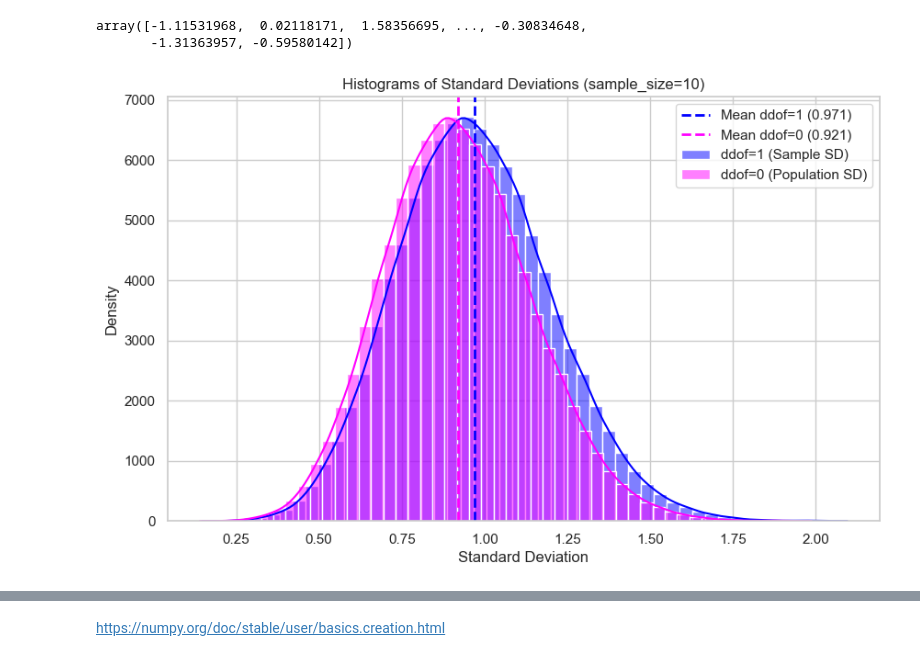
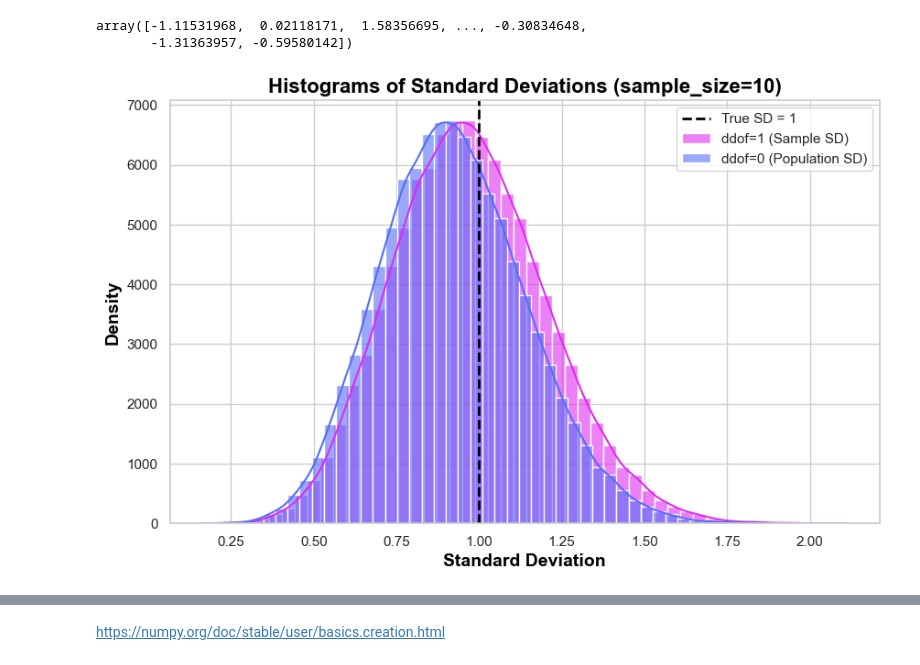
Before and after one commit to lryan30/applied_statistics, a Jupyter notebook: problems.ipynb, the cells around one changed output, grey strips where cells are left out. Drawn from its saved outputs; the diff is of its cells as text; code cells hidden in the pictures.

```diff
--- a/problems.ipynb
+++ b/problems.ipynb
@@ -170,37 +162,39 @@ data
 array([-1.11531968,  0.02118171,  1.58356695, ..., -0.30834648,
        -1.31363957, -0.59580142])
 # %%
-
+# histograms
 
 number_samples = 100000
 sample_size = 10
 
 samples = np.random.normal(loc=0, scale=1, size=(number_samples, sample_size))
 
 # Calculate standard deviations
 std_ddof1 = np.std(samples, axis=1, ddof=1)  # Sample SD
 std_ddof0 = np.std(samples, axis=1, ddof=0)  # Population SD
 
 # Calculate means
 mean_ddof1 = np.mean(std_ddof1)
 mean_ddof0 = np.mean(std_ddof0)
 
 
 sns.set_theme(style="whitegrid")
 plt.figure(figsize=(10, 6))
 
+
+
 # Plot histograms with KDE
-sns.histplot(std_ddof1, bins=50, color='blue', label='ddof=1 (Sample SD)', kde=True, alpha=0.5)
-sns.histplot(std_ddof0, bins=50, color='magenta', label='ddof=0 (Population SD)', kde=True, alpha=0.5)
+sns.histplot(std_ddof1, bins=50, color="#E02BF0AE", label='ddof=1 (Sample SD)', kde=True, alpha=0.6)
+sns.histplot(std_ddof0, bins=50, color="#566EF6", label='ddof=0 (Population SD)', kde=True, alpha=0.6)
 
-# Add mean lines
-plt.axvline(mean_ddof1, color='blue', linestyle='--', linewidth=2, label=f'Mean ddof=1 ({mean_ddof1:.3f})')
-plt.axvline(mean_ddof0, color='magenta', linestyle='--', linewidth=2, label=f'Mean ddof=0 ({mean_ddof0:.3f})')
+# plot true standard deviation line
+plt.axvline(1, color="black", linestyle='--', linewidth=2, label='True SD = 1')
 
-plt.xlabel('Standard Deviation')
-plt.ylabel('Density')
-plt.title('Histograms of Standard Deviations (sample_size=10)')
+
+plt.xlabel('Standard Deviation', fontsize=14, color='black', fontweight='bold')
+plt.ylabel('Density', fontsize=14, color='black', fontweight='bold')
+plt.title('Histograms of Standard Deviations (sample_size=10)', color='black', fontsize=16, fontweight='bold')
 plt.legend()
 plt.show()
 # %% [output]
-[figure, old version]
+[figure, new version]
```
Also changed, not shown: parts of 38 cells of this notebook, 1 other file.
